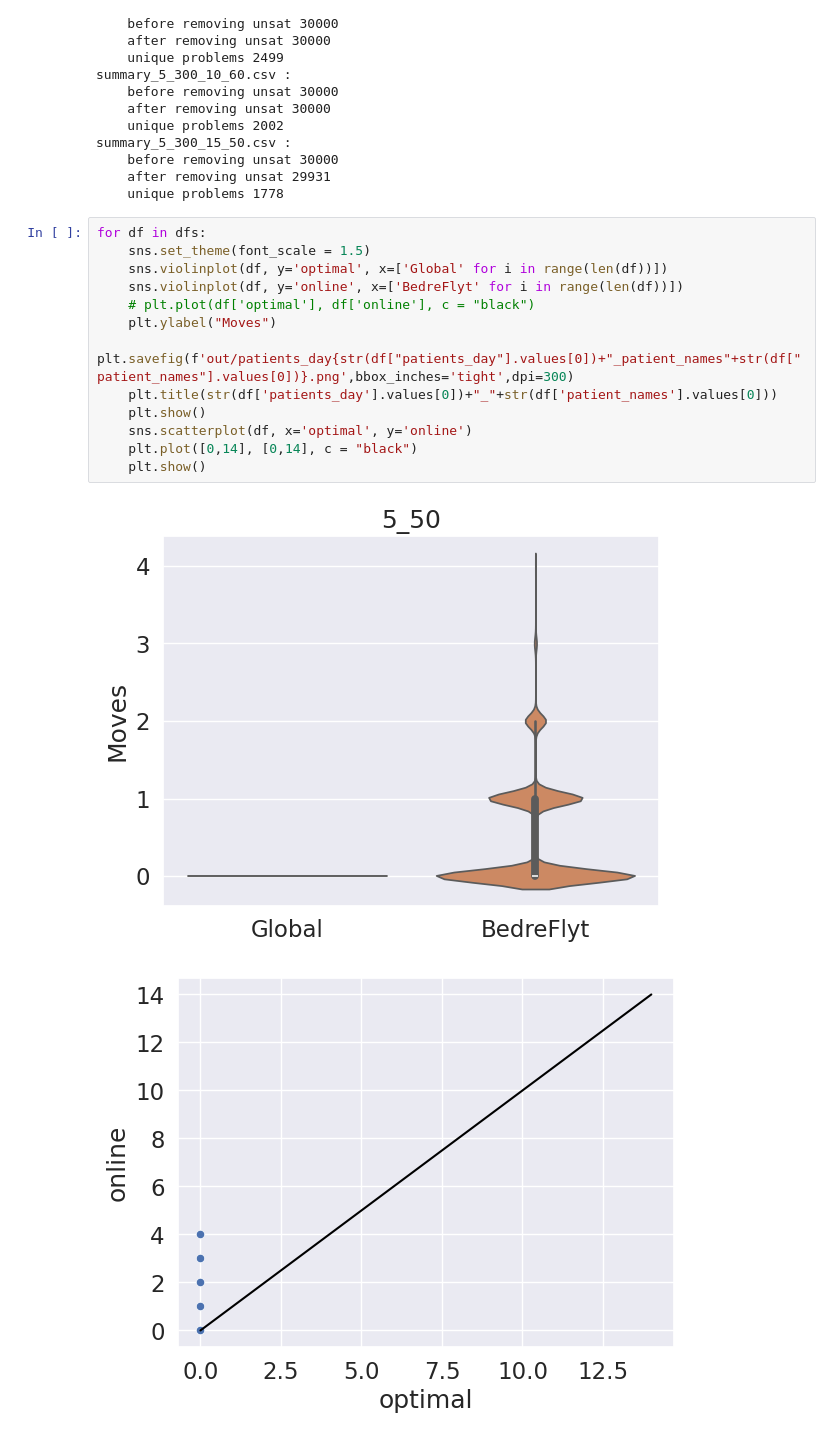
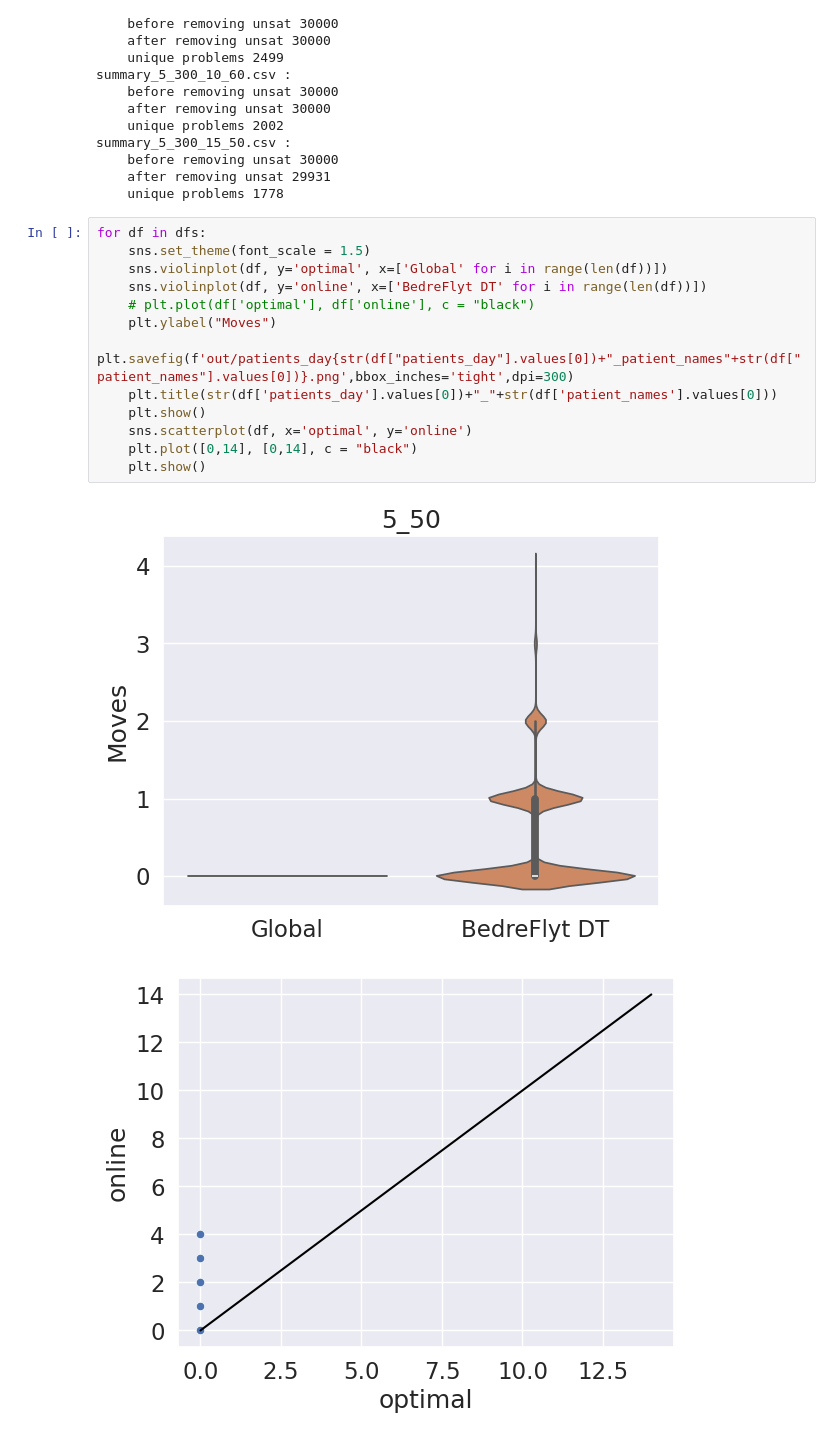
Before and after one commit to BedreFlyt/bedreflyt, a Jupyter notebook: z3/plots.ipynb, the cells around one changed output. Cells and saved outputs as stored; diff of their text form.

```diff
--- a/z3/plots.ipynb
+++ b/z3/plots.ipynb
@@ -50,16 +50,16 @@ summary_5_300_15_50.csv :
 # %%
 for df in dfs:
     sns.set_theme(font_scale = 1.5)
     sns.violinplot(df, y='optimal', x=['Global' for i in range(len(df))])
-    sns.violinplot(df, y='online', x=['BedreFlyt' for i in range(len(df))])
+    sns.violinplot(df, y='online', x=['BedreFlyt DT' for i in range(len(df))])
     # plt.plot(df['optimal'], df['online'], c = "black")
     plt.ylabel("Moves")
     plt.savefig(f'out/patients_day{str(df["patients_day"].values[0])+"_patient_names"+str(df["patient_names"].values[0])}.png',bbox_inches='tight',dpi=300)
     plt.title(str(df['patients_day'].values[0])+"_"+str(df['patient_names'].values[0]))
     plt.show()
     sns.scatterplot(df, x='optimal', y='online')
     plt.plot([0,14], [0,14], c = "black")
     plt.show()
 # %% [output]
-[figure, old version]
+[figure, new version]
 [figure]
```
Also changed, not shown: parts of 3 cells of this notebook.
